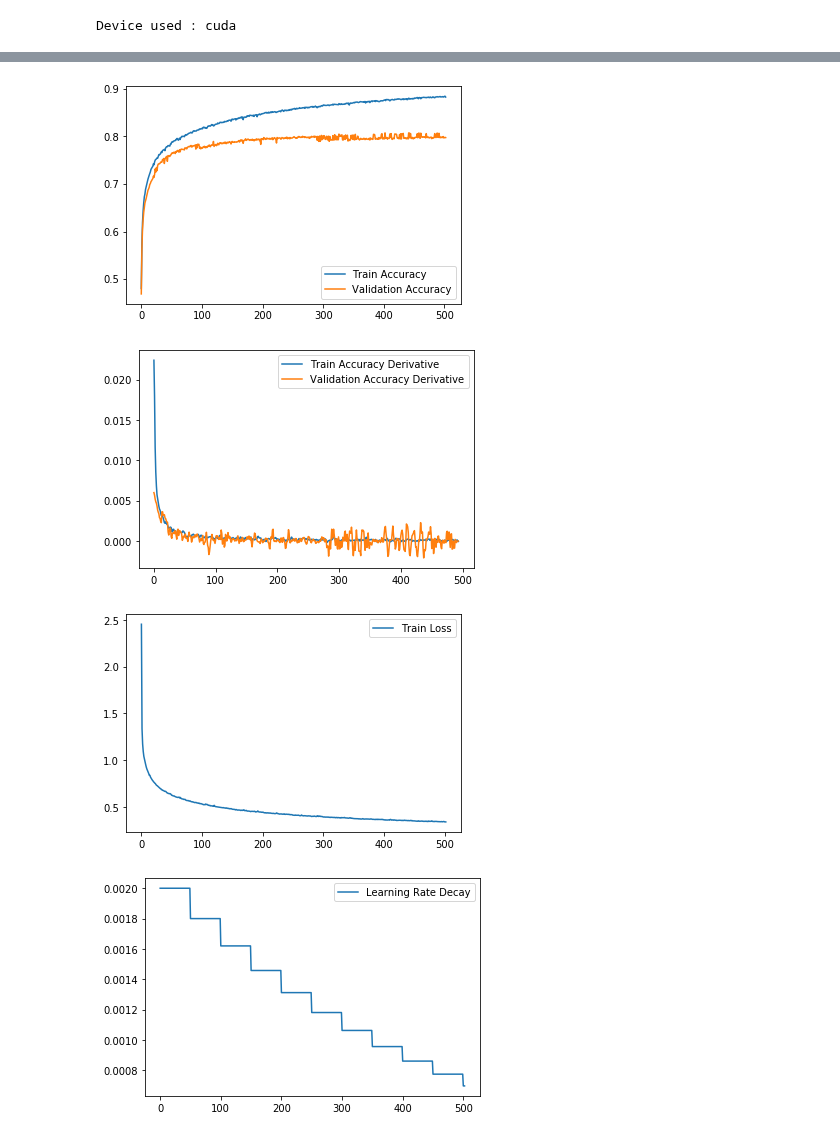
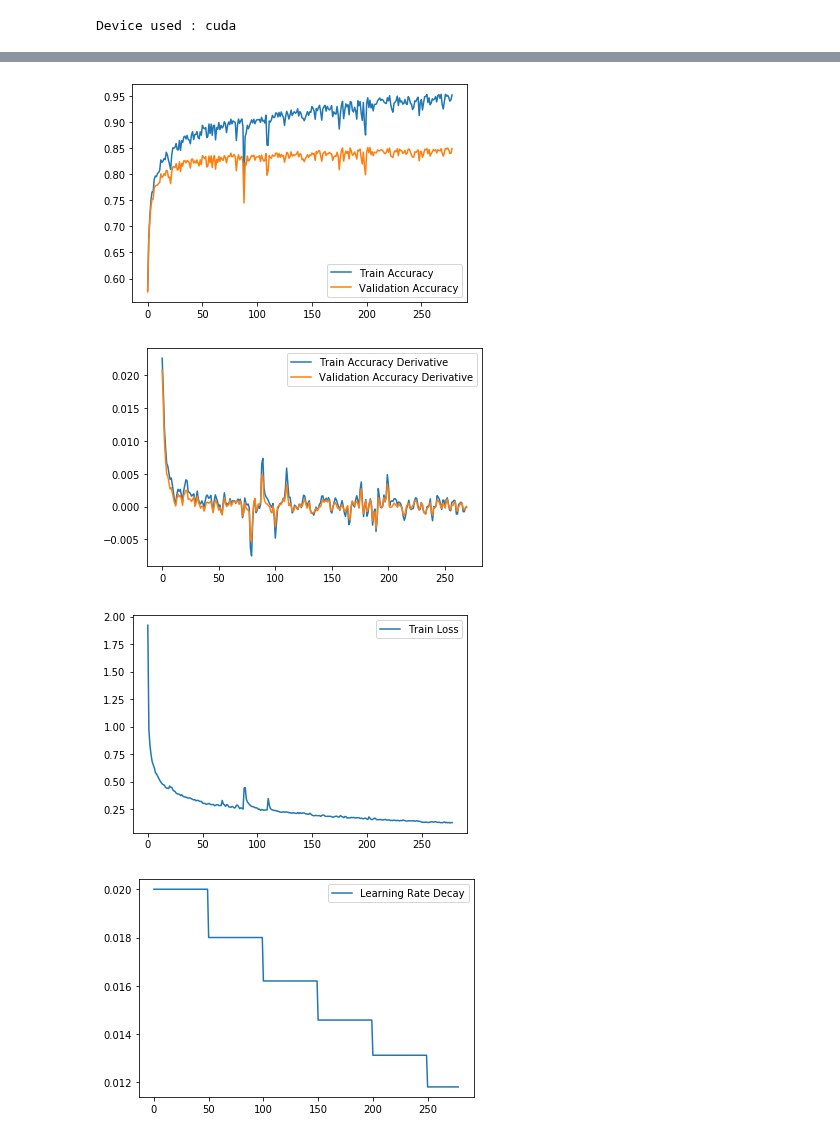
Before and after one commit to rmozart/North-Sea-Electrofacies-Clustering, a Jupyter notebook: Scripts/tabnet_experiments_reduced.ipynb, the cells around one changed output, grey strips where cells are left out. Saved outputs shown, nothing was run; the diff lists cells and outputs as text; code cells hidden in the pictures.

Commit message:
Tabnet Optimum Parameters Usage

```diff
--- a/Scripts/tabnet_experiments_reduced.ipynb
+++ b/Scripts/tabnet_experiments_reduced.ipynb
@@ -55,9 +60,11 @@ os.environ["CUDA_VISIBLE_DEVICES"] = str(1)
 # %%
 clf = TabNetClassifier(optimizer_fn=torch.optim.Adam,
-                       optimizer_params=dict(lr=2e-3),
+                       optimizer_params=dict(lr=2e-2),
                        scheduler_params={"gamma":0.9, "step_size":50},
                        gamma=1.2,
                        lambda_sparse=1e-5,
+                       n_independent=10,
+                       n_shared=5,
                        n_steps=5,
                        n_a=32,
                        n_d=64,
@@ -74,18 +81,19 @@ std_scaler = StandardScaler()
 x_train = std_scaler.fit_transform(x_train)
 x_val = std_scaler.fit_transform(x_val)
 # %%
-max_epochs = 1000
+max_epochs = 600
 
 clf.fit(
     X_train=x_train, y_train=y_train,
     eval_set=[(x_train, y_train), (x_val, y_val)],
     eval_name=['train', 'valid'],
     eval_metric=['balanced_accuracy'],
-    max_epochs=max_epochs , patience=100,
+    max_epochs=max_epochs,
+    patience=75,
     num_workers=25,
     drop_last=False,
-    batch_size=16384,
-    virtual_batch_size=8192,
+    batch_size=8192,
+    virtual_batch_size=4096,
     weights=1
 )
 # %% [output]
@@ -112,24 +120,24 @@ plt.plot(clf.history['valid_balanced_accuracy'], label='Validation Accuracy')
 plt.legend()
 plt.show()
 # %% [output]
-[figure, old version]
+[figure, new version]
 # %%
 plt.plot(np.gradient(pd.Series(clf.history['train_balanced_accuracy']).rolling(window=10).mean().iloc[10-1:].values), label='Train Accuracy Derivative')
-plt.plot(np.gradient(pd.Series(clf.history['valid_balanced_accuracy']).rolling(window=5).mean().iloc[10-1:].values), label='Validation Accuracy Derivative')
+plt.plot(np.gradient(pd.Series(clf.history['valid_balanced_accuracy']).rolling(window=10).mean().iloc[10-1:].values), label='Validation Accuracy Derivative')
 plt.legend()
 plt.show()
 # pd.Series(x).rolling(window=N).mean().iloc[N-1:].values
 # %% [output]
-[figure, old version]
+[figure, new version]
 # %%
 plt.plot(clf.history['loss'], label='Train Loss')
 plt.legend()
 plt.show()
 # %% [output]
-[figure, old version]
+[figure, new version]
 # %%
 plt.plot(clf.history['lr'], label='Learning Rate Decay')
 plt.legend()
 plt.show()
 # %% [output]
-[figure, old version]
+[figure, new version]
```
Also changed, not shown: parts of 7 cells of this notebook.
